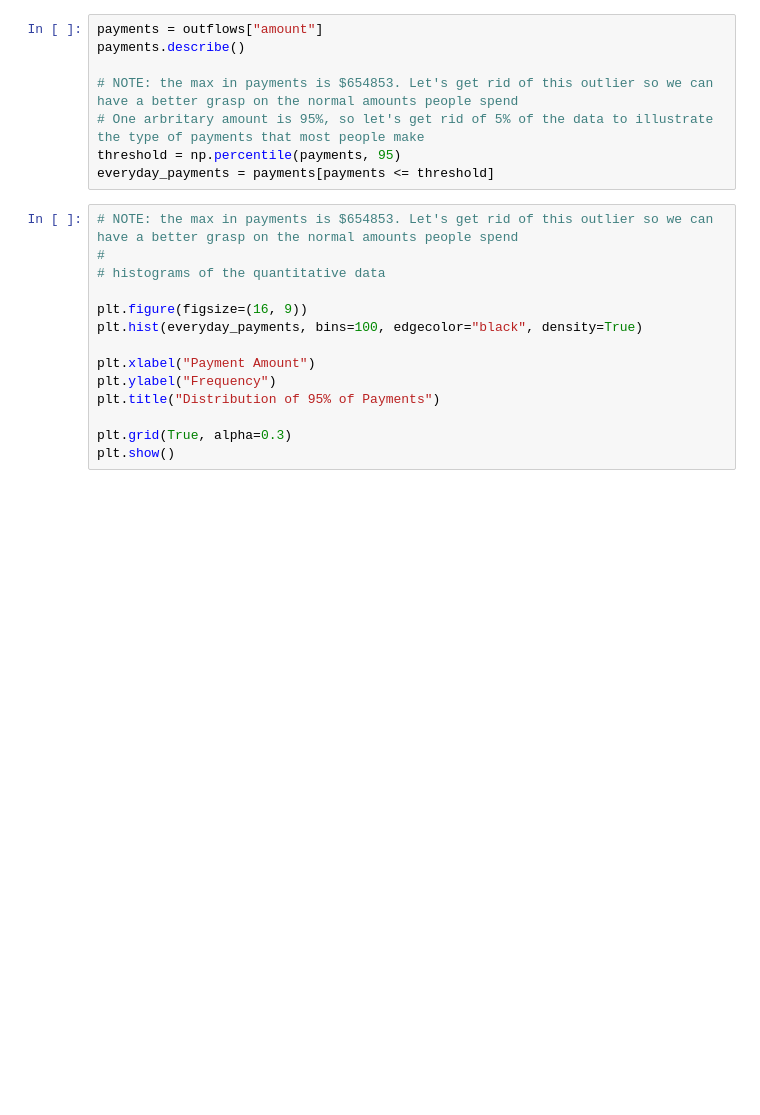
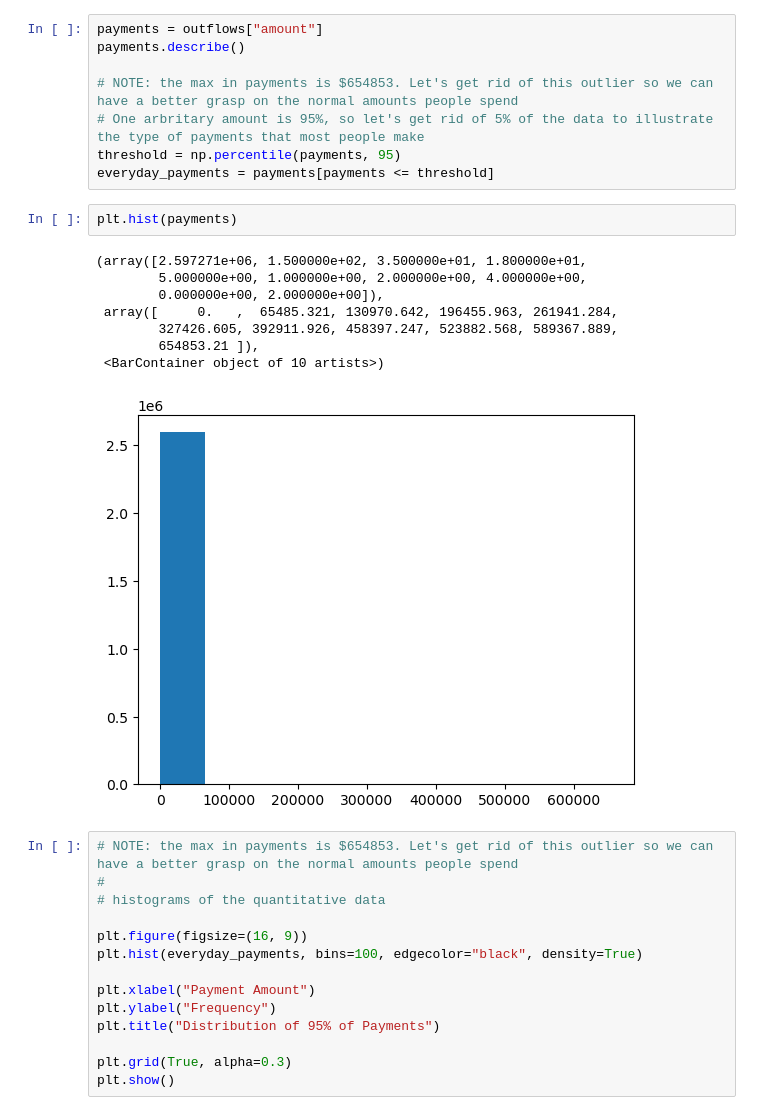
Before and after one commit to hillarychang/dsc180a-capstone, a Jupyter notebook: notebooks/kevin_data_exploration.ipynb, the cells around one changed output. Saved outputs shown, nothing was run; the diff lists cells and outputs as text; blank space fills up the shorter version.

```diff
--- a/notebooks/kevin_data_exploration.ipynb
+++ b/notebooks/kevin_data_exploration.ipynb
@@ -67,6 +67,17 @@ payments.describe()
 # One arbritary amount is 95%, so let's get rid of 5% of the data to illustrate the type of payments that most people make
 threshold = np.percentile(payments, 95)
 everyday_payments = payments[payments <= threshold]
+# %%
+plt.hist(payments)
+# %% [output]
+(array([2.597271e+06, 1.500000e+02, 3.500000e+01, 1.800000e+01,
+        5.000000e+00, 1.000000e+00, 2.000000e+00, 4.000000e+00,
+        0.000000e+00, 2.000000e+00]),
+ array([     0.   ,  65485.321, 130970.642, 196455.963, 261941.284,
+        327426.605, 392911.926, 458397.247, 523882.568, 589367.889,
+        654853.21 ]),
+ <BarContainer object of 10 artists>)
+[figure, added]
 # %%
 # NOTE: the max in payments is $654853. Let's get rid of this outlier so we can have a better grasp on the normal amounts people spend
 #
```
Also changed, not shown: parts of 8 cells of this notebook.
